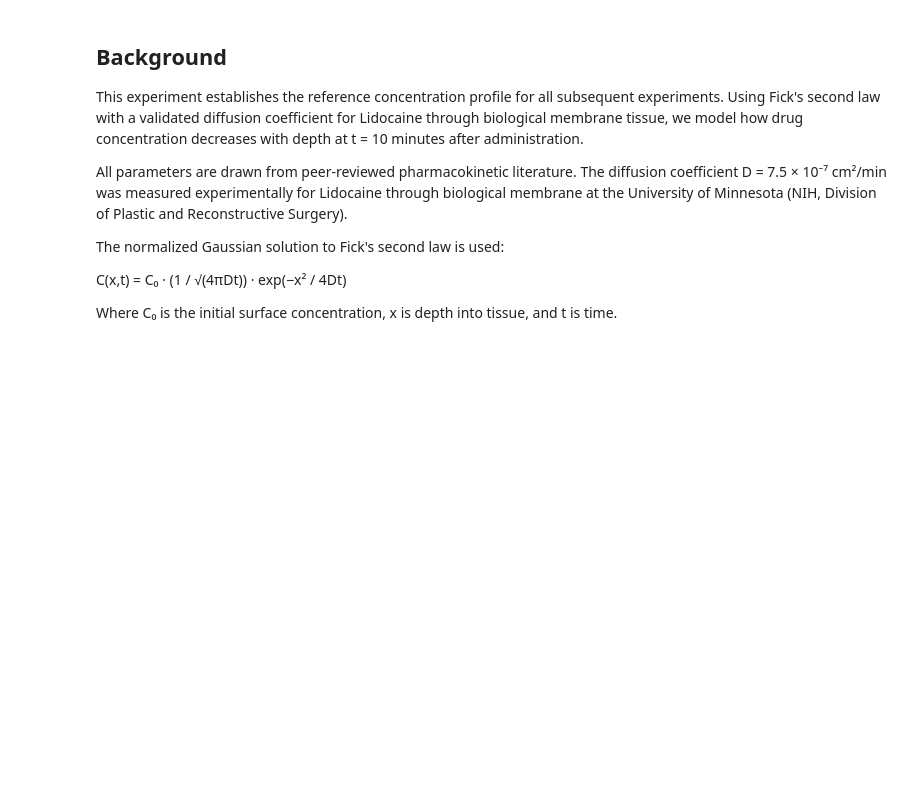
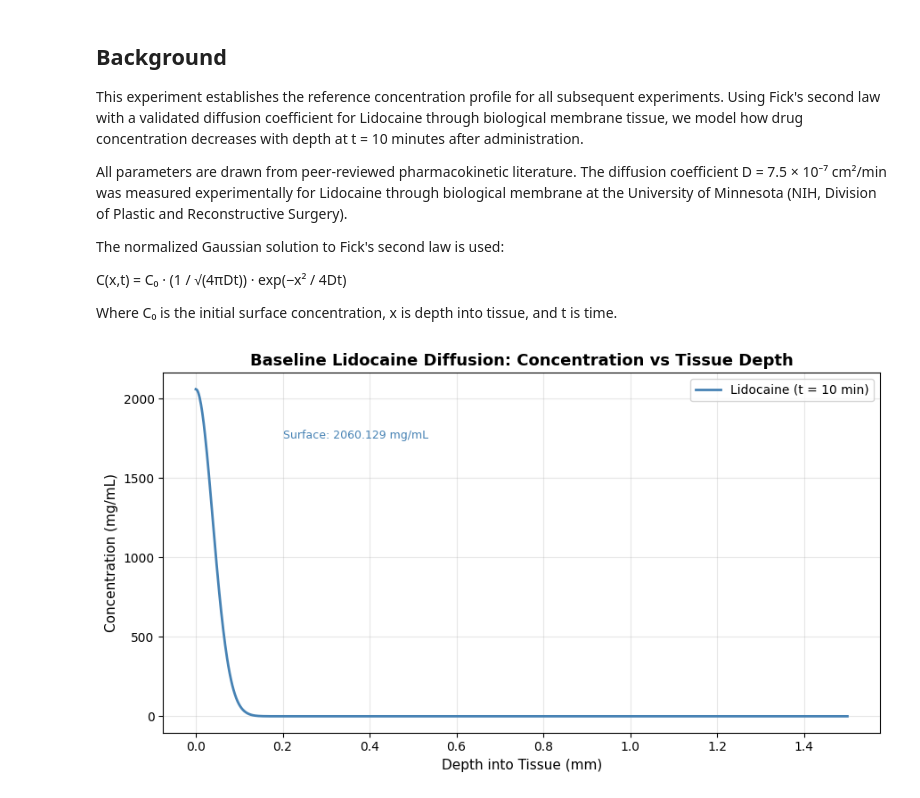
Before and after one commit to abhirym/Drug-Diffusion-Project, a Jupyter notebook: exp01_baseline_diffusion.ipynb, the cells around one changed output. Saved outputs shown, nothing was run; the diff lists cells and outputs as text; code cells hidden in the pictures; blank space fills up the shorter version.

Commit message:
finished exp01_baseline_diffusion

```diff
--- a/exp01_baseline_diffusion.ipynb
+++ b/exp01_baseline_diffusion.ipynb
@@ -44,3 +44,43 @@ x = np.linspace(0, 0.15, 1000)   # cm
 
 # Single time point: 10 minutes after administration
 t = 600              # seconds (10 minutes)
+# %%
+import numpy as np
+import matplotlib.pyplot as plt
+
+# ── Normalized Gaussian Solution to Fick's Second Law ─────────────────────────
+
+# Normalization factor: ensures total drug mass is conserved as diffusion spreads
+normalization = 1 / np.sqrt(4 * np.pi * D * t)
+
+# Gaussian concentration profile
+C = C0 * normalization * np.exp(-(x**2) / (4 * D * t))
+# %%
+import os
+os.makedirs('figures', exist_ok=True)
+
+# ── Plot ──────────────────────────────────────────────────────────────────────
+
+fig, ax = plt.subplots(figsize=(9, 5))
+
+ax.plot(x * 10, C, color='steelblue', linewidth=2, label='Lidocaine (t = 10 min)')
+
+# Labels and formatting
+ax.set_title('Baseline Lidocaine Diffusion: Concentration vs Tissue Depth',
+             fontsize=13, fontweight='bold')
+ax.set_xlabel('Depth into Tissue (mm)', fontsize=11)
+ax.set_ylabel('Concentration (mg/mL)', fontsize=11)
+ax.legend(fontsize=10)
+ax.grid(True, alpha=0.3)
+
+# Annotate peak concentration
+peak = C[0]
+ax.annotate(f'Surface: {peak:.3f} mg/mL',
+            xy=(0, peak), xytext=(0.02 * 10, peak * 0.85),
+            fontsize=9, color='steelblue')
+
+plt.tight_layout()
+plt.savefig('figures/exp01_baseline.png', dpi=150)
+plt.show()
+# %% [output]
+[figure, added]
```
Also changed, not shown: parts of 3 cells of this notebook, 2 other files.
